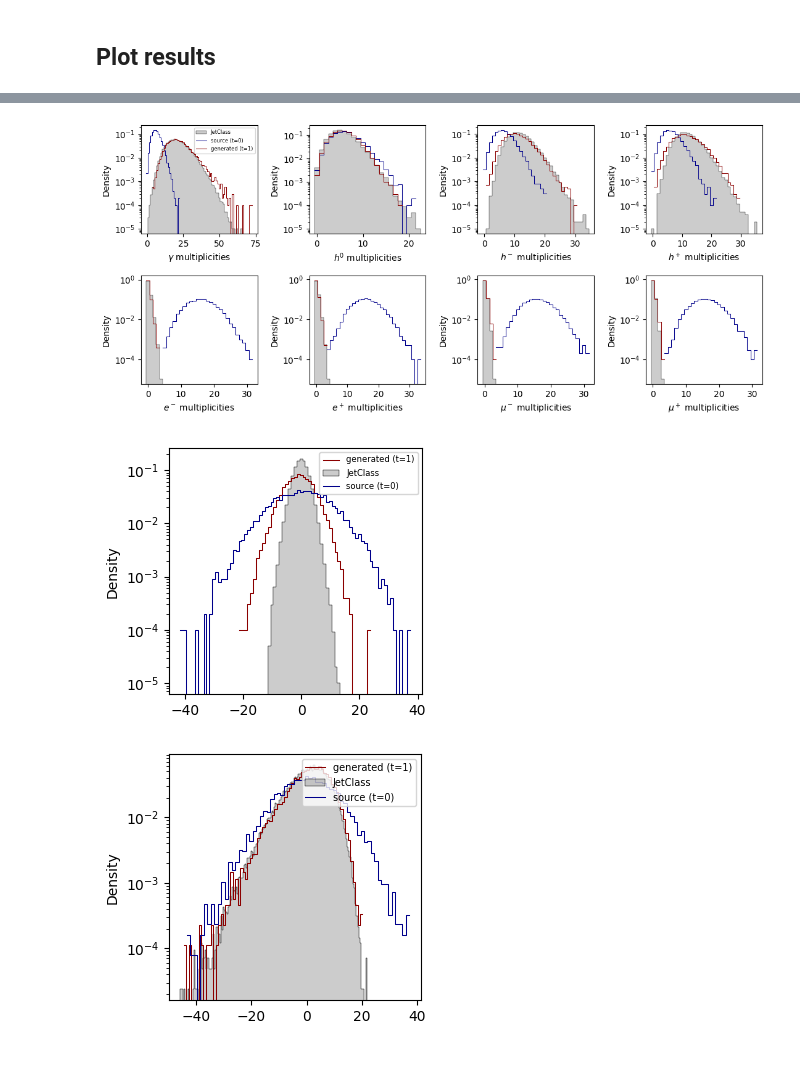
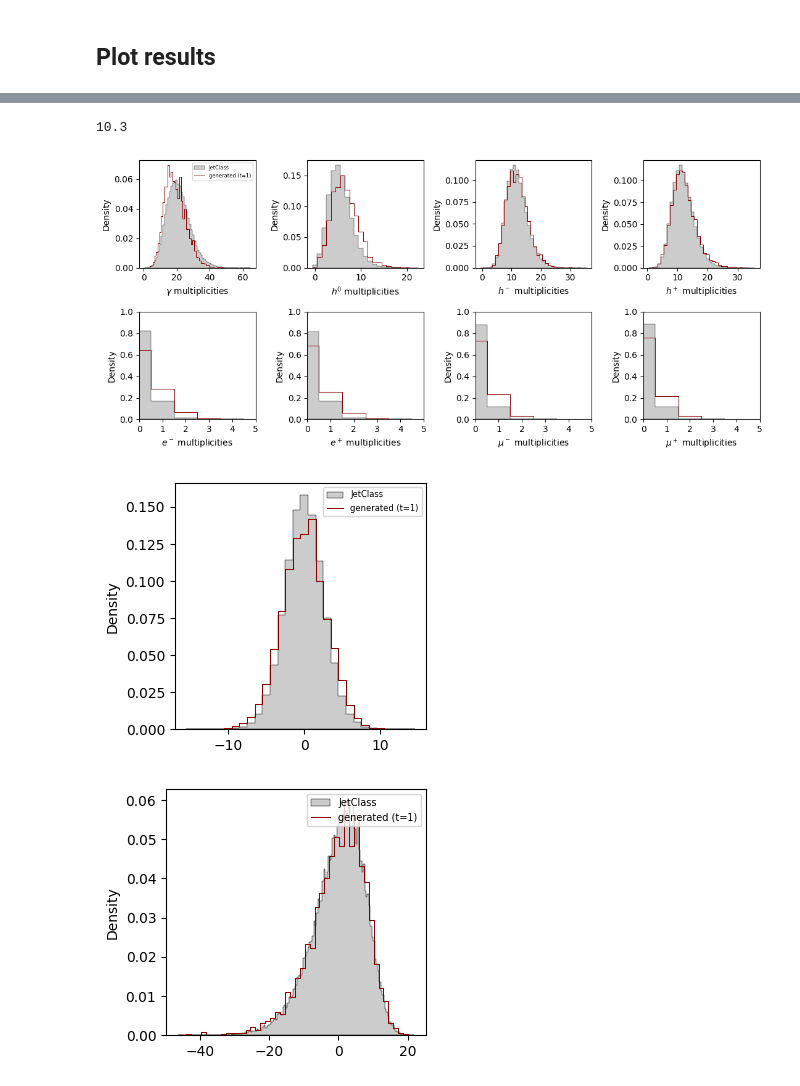
Before and after one commit to dfaroughy/CMB, a Jupyter notebook: experiments/jetclass/train_epic_hybrid.ipynb, the cells around one changed output, grey strips where cells are left out. Cells and saved outputs as stored; diff of their text form; code cells hidden in the pictures.

```diff
--- a/experiments/jetclass/train_epic_hybrid.ipynb
+++ b/experiments/jetclass/train_epic_hybrid.ipynb
@@ -87,7 +108,6 @@ AttributeError: 'NoneType' object has no attribute 'dim'
 # %%
 from cmb.models.trainers import GenerativeDynamicsModule
 
-path='/home/df630/CMB/results/JetClass/beta-gauss_to_tops_ConditionalMarkovBridge_HybridEPiC_2024.09.30_15h17_3528/config.yaml'
-epic_cmb = GenerativeDynamicsModule(config=path)
-epic_cmb.load(checkpoint='last')
+path='/home/df630/CMB/results/test/JetClass/gauss_to_tbqq_FlowMatching_TelegraphProcess_HybridEPiC_2024.10.06_01h22_7949/config.yaml'
+epic_cmb = GenerativeDynamicsModule(config=path, device='cuda:3')
 # %% [output]
@@ -104,0 +120,2 @@ INFO: loading `last` epoch checkpoint from:
+# %%
+epic_cmb.load(checkpoint='best')
@@ -113,12 +133,16 @@ import numpy as np
 from cmb.datasets.jetclass import JetsClassData
 from cmb.datasets.jetclass import ParticleClouds
 
-epic_cmb.config.data.source.test.num_jets = 10000
-test = JetsClassData(epic_cmb.config.data, test=True, standardize=True)
+epic_cmb.config.data.source.test.num_jets = 3000
 
+source_stats = epic_cmb.config.data.source.train.stats.to_dict()
+target_stats = epic_cmb.config.data.target.train.stats.to_dict()
+
+test = JetsClassData(epic_cmb.config.data, task='test')
+test.source.preprocess(source_stats)
 epic_cmb.generate(source_continuous=test.source.continuous,
                   source_discrete=test.source.discrete,
                   mask=test.source.mask,
                   output_history=False
-                  )
+                )
 # %% [output]
@@ -176,4 +210,13 @@ plt.show()
+# %%
+515*0.02
+# %% [output]
+10.3
 # %%
+log = False
+args_sam = {'stat':'density', 'log_scale':(False, log), 'fill':False, 'color':'darkred', 'lw':0.75, 'label':'generated (t=1)'}
+args_tar = {'stat':'density', 'log_scale':(False, log), 'fill':True, 'color':'k','lw':0.3, 'alpha':0.2, 'label':'JetClass'}
+args_src = {'stat':'density', 'log_scale':(False, log), 'fill':False, 'color':'darkblue','lw':0.75, 'label':'source (t=0)'}
+
 fig, ax = plt.subplots(2, 4, figsize=(11, 5))
 
 dic = {0: r'$\gamma$', 1: r'$h^0$', 2: r'$h^-$', 3: r'$h^+$', 4: r'$e^-$', 5: r'$e^+$', 6: r'$\mu^-$', 7: r'$\mu^+$'}
@@ -190,8 +233,8 @@ for n in [0, 1, 2, 3]:
     source_counts = source_counts.sum(dim=1)
 
     sns.histplot(target_counts.squeeze(), discrete=True, ax=ax[0, n], element='step', **args_tar)  # black for target
-    sns.histplot(source_counts.squeeze(), discrete=True, ax=ax[0, n], element='step', **args_src)  # darkblue for source
     sns.histplot(sample_counts.squeeze(), discrete=True, ax=ax[0, n], element='step', **args_sam)  # darkred for sample
+    # sns.histplot(source_counts.squeeze(), discrete=True, ax=ax[0, n], element='step', **args_src)  # darkblue for source
 
     ax[0, n].set_xlabel(f'{dic[n]} multiplicities')
 
@@ -202,46 +245,51 @@ for n in [0, 1, 2, 3]:
     source_counts = (test.source.discrete == 4 + n).sum(dim=1)
 
     sns.histplot(target_counts.squeeze(), discrete=True, ax=ax[1, n], element='step', **args_tar)  # black for target
-    sns.histplot(source_counts.squeeze(), discrete=True, ax=ax[1, n], element='step', **args_src)  # darkblue for source
     sns.histplot(sample_counts.squeeze(), discrete=True, ax=ax[1, n], element='step', **args_sam)  # darkred for sample
+    # sns.histplot(source_counts.squeeze(), discrete=True, ax=ax[1, n], element='step', **args_src)  # darkblue for source
 
     ax[1, n].set_xlabel(f'{dic[4 + n]} multiplicities')
+    ax[1,n].set_xlim(0, 5)
+    ax[1,n].set_ylim(0, 1.0)
+    ax[1,n].set_xticks(np.arange(6))
+
 
 ax[0, 0].legend(loc='upper right', fontsize=6)
+
 plt.tight_layout()
 plt.savefig(epic_cmb.workdir / 'flavor_multiplicities.png')
 plt.show()
 # %% [output]
-[figure, old version]
+[figure, new version]
 # %%
 sample_total_charge = (sample.discrete == 2).sum(dim=1) - (sample.discrete == 3).sum(dim=1) + (sample.discrete == 4).sum(dim=1) - (sample.discrete == 5).sum(dim=1) + (sample.discrete == 6).sum(dim=1) - (sample.discrete == 7).sum(dim=1)
 target_total_charge = (test.target.discrete == 2).sum(dim=1) - (test.target.discrete == 3).sum(dim=1) + (test.target.discrete == 4).sum(dim=1) - (test.target.discrete == 5).sum(dim=1) + (test.target.discrete == 6).sum(dim=1) - (test.target.discrete == 7).sum(dim=1)
 source_total_charge = (test.source.discrete == 2).sum(dim=1) - (test.source.discrete == 3).sum(dim=1) + (test.source.discrete == 4).sum(dim=1) - (test.source.discrete == 5).sum(dim=1) + (test.source.discrete == 6).sum(dim=1) - (test.source.discrete == 7).sum(dim=1)
 
 fig, ax = plt.subplots(1, 1, figsize=(3.5,3))
+sns.histplot(target_total_charge.squeeze(), discrete=True, element='step', **args_tar)
 sns.histplot(sample_total_charge.squeeze(), discrete=True, element='step', **args_sam)
-sns.histplot(target_total_charge.squeeze(), discrete=True, element='step', **args_tar)
-sns.histplot(source_total_charge.squeeze(), discrete=True, element='step', **args_src)
+# sns.histplot(source_total_charge.squeeze(), discrete=True, element='step', **args_src)
 ax.legend(loc='upper right', fontsize=6)
 
 plt.tight_layout()
-plt.savefig(epic_cmb.workdir / 'jet_pt.png')
+plt.savefig(epic_cmb.workdir / 'jet_total_Q.png')
 plt.show()
 # %% [output]
-[figure, old version]
+[figure, new version]
 # %%
 sample_jet_pt = sample.continuous[...,0].sum(dim=1)
 target_jet_pt = test.target.continuous[...,0].sum(dim=1)
-source_jet_pt = test.source.continuous[...,0].sum(dim=1)
+# source_jet_pt = test.source.continuous[...,0].sum(dim=1)
 
 fig, ax = plt.subplots(1, 1, figsize=(3.5,3))
+sns.histplot(target_jet_pt, element='step', **args_tar)
 sns.histplot(sample_jet_pt,  element='step', **args_sam)
-sns.histplot(target_jet_pt, element='step', **args_tar)
-sns.histplot(source_jet_pt, element='step', **args_src)
+# sns.histplot(source_jet_pt, element='step', **args_src)
 ax.legend(loc='upper right', fontsize=7)
 
 plt.tight_layout()
 plt.savefig(epic_cmb.workdir / 'jet_pt.png')
 plt.show()
 # %% [output]
-[figure, old version]
+[figure, new version]
```
Also changed, not shown: parts of 16 cells of this notebook, 8 other files.
